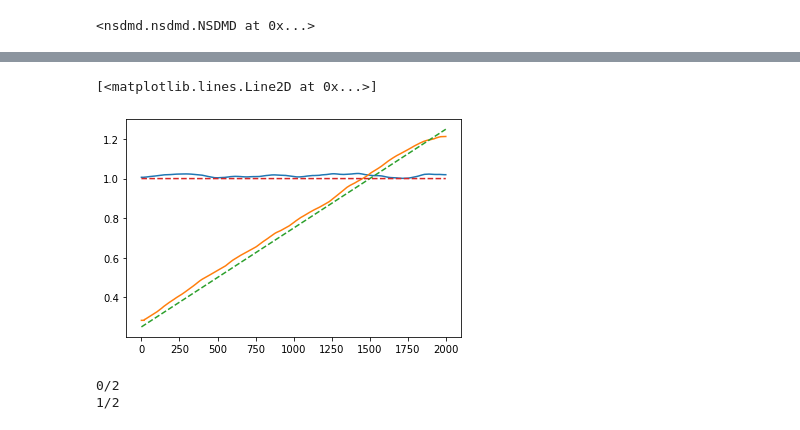
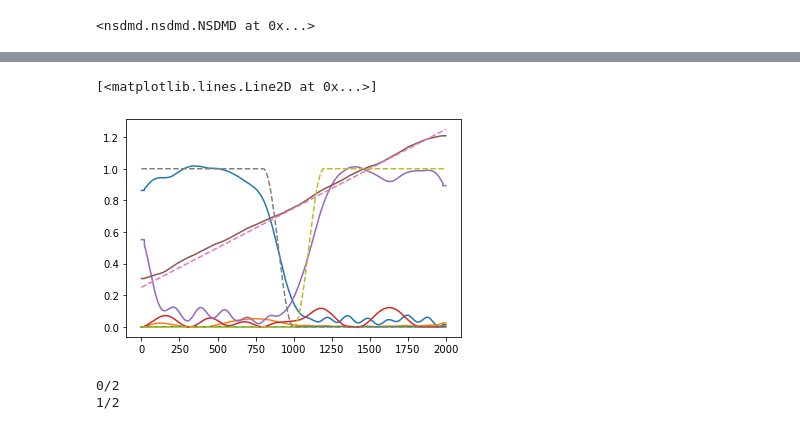
Before and after one commit to learning-2-learn/nsdmd, a Jupyter notebook: examples/freq_drift_demo.ipynb, the cells around one changed output, grey strips where cells are left out. Drawn from its saved outputs; the diff is of its cells as text; code cells hidden in the pictures.

Commit message:
Added multiple modes into freq drift model

```diff
--- a/examples/freq_drift_demo.ipynb
+++ b/examples/freq_drift_demo.ipynb
@@ -114,8 +153,3 @@ def get_soln_var_freq(freqs, phis, windows, t_len, t_step):
         temp = np.exp(2*np.pi*1j*phase_in)
         soln[i] = (phis_row*temp[:,None]).real.T
     return(soln)
-# %%
-def get_phi_init(freqs, phi, offset, t_step):
-    phase_in = np.cumsum(freqs*t_step, axis=1)
-    t_diff = np.exp(-2*np.pi*1j*phase_in[:,offset])
-    return(phi*t_diff.T[:,:,None])
@@ -122,25 +205,25 @@ def get_phi_init(freqs, phi, offset, t_step):
 # %%
-freqs_time = get_freq_across_time(model.freqs_.T, model.windows_, len(t), 51)
+freqs_time = get_freq_across_time(group_idx, model.freqs_.T, model.windows_, len(t), 51)
 # %%
-phis_init = get_phi_init(freqs_time, model.phis_, model.windows_[:,0], t_step)
+phis_init = get_phi_init(group_idx, freqs_time, model.phis_, model.windows_[:,0], t_step)
 # %%
-soln = get_soln_var_freq(model.freqs_[:,np.array([0,2])].T, \
-                         np.transpose(phis_init[:,np.array([0,2]),:], [1,0,2]), \
-                         model.windows_, len(t), t_step)
+soln = get_soln_var_freq(group_idx, model.freqs_.T, phis_init, \
+                         model.windows_, len(t), t_step, 51)
 # %%
 f_hat = nsdmd.grad_f(x, soln, 0., model.grad_beta, \
                      model.grad_N, model.grad_lr, model.grad_maxiter, \
                      False, None)
 f_hat = nsdmd.grad_f_amp(f_hat, soln, x)
 # %%
-plt.plot(f_hat[0])
-plt.plot(f_hat[1])
+for f in f_hat:
+    plt.plot(f)
 plt.plot(np.mean(F1_true, axis=0), linestyle='dashed')
 plt.plot(np.mean(F2_true, axis=0), linestyle='dashed')
+plt.plot(np.mean(F3_true, axis=0), linestyle='dashed')
 # plt.ylim(0,1.1)
 # %% [output]
 [<matplotlib.lines.Line2D at 0x...>]
-[figure, old version]
+[figure, new version]
 # %%
 model.fit_reduction(x, t)
 # %% [output]
```
Also changed, not shown: parts of 9 cells of this notebook.
